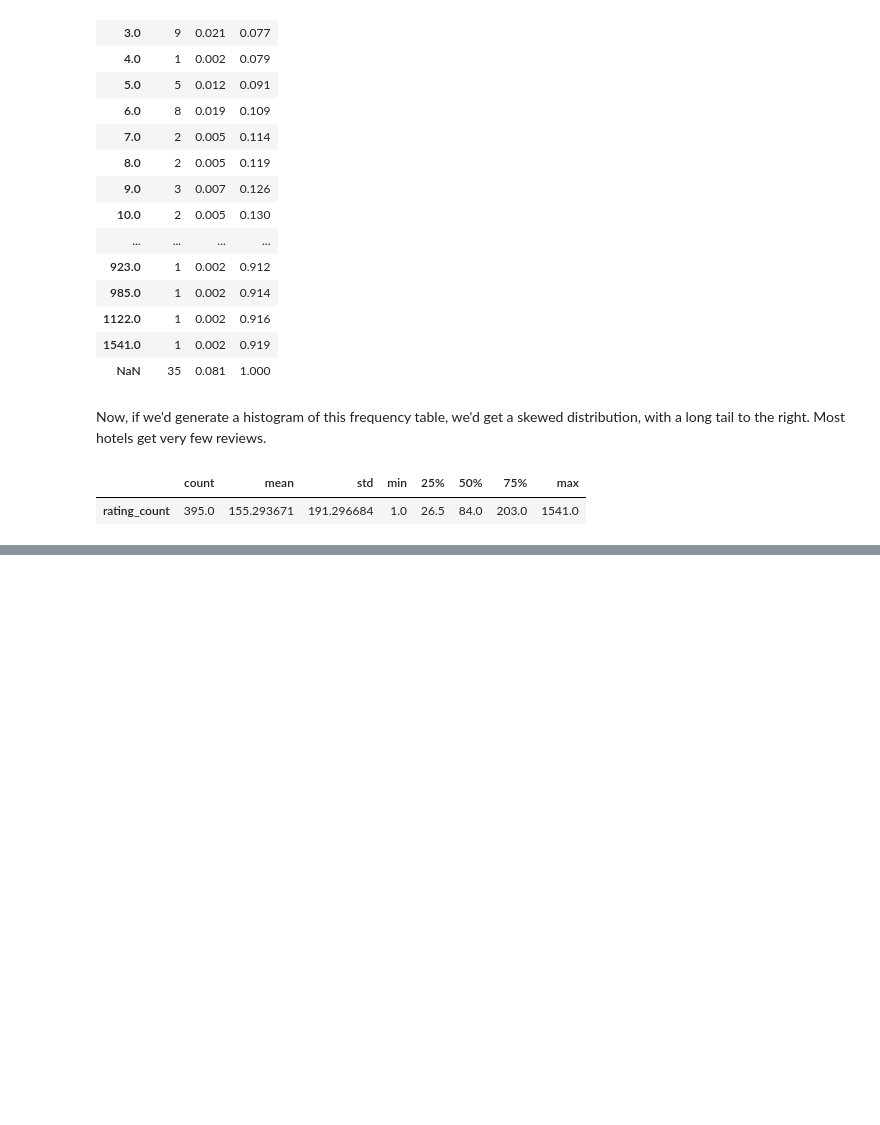
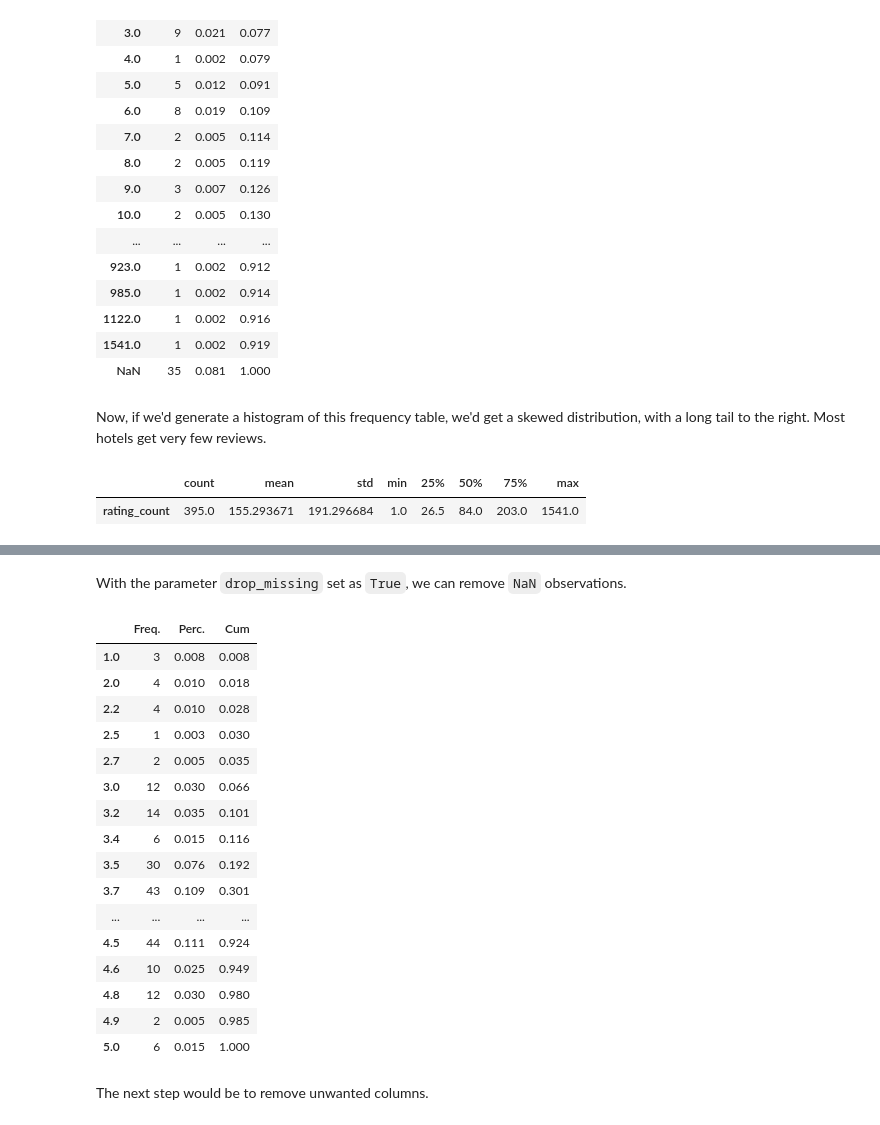
Before and after one commit to felipesebben/bk_data_analysis_studies, a Jupyter notebook: da_case_studies/ch02-hotels_data_prep/ch02-hotels_data_prep.ipynb, the cells around one changed output, grey strips where cells are left out. Cells and saved outputs as stored; diff of their text form; code cells hidden in the pictures; blank space fills up the shorter version.

```diff
--- a/da_case_studies/ch02-hotels_data_prep/ch02-hotels_data_prep.ipynb
+++ b/da_case_studies/ch02-hotels_data_prep/ch02-hotels_data_prep.ipynb
@@ -240,0 +266,24 @@ data["rating_count"].describe().to_frame().T
+# %% [markdown]
+<p>With the parameter <code>drop_missing</code> set as <code>True</code>, we can remove <code>NaN</code> observations.</p>
+# %%
+tabulate(data["rating"], drop_missing=True)
+# %% [output]
+|  | Freq. | Perc. | Cum |
+| 1.0 | 3 | 0.008 | 0.008 |
+| 2.0 | 4 | 0.010 | 0.018 |
+| 2.2 | 4 | 0.010 | 0.028 |
+| 2.5 | 1 | 0.003 | 0.030 |
+| 2.7 | 2 | 0.005 | 0.035 |
+| 3.0 | 12 | 0.030 | 0.066 |
+| 3.2 | 14 | 0.035 | 0.101 |
+| 3.4 | 6 | 0.015 | 0.116 |
+| 3.5 | 30 | 0.076 | 0.192 |
+| 3.7 | 43 | 0.109 | 0.301 |
+| ... | ... | ... | ... |
+| 4.5 | 44 | 0.111 | 0.924 |
+| 4.6 | 10 | 0.025 | 0.949 |
+| 4.8 | 12 | 0.030 | 0.980 |
+| 4.9 | 2 | 0.005 | 0.985 |
+| 5.0 | 6 | 0.015 | 1.000 |
+# %% [markdown]
+<p>The next step would be to remove unwanted columns.</p>
```
Also changed, not shown: parts of 21 cells of this notebook.
